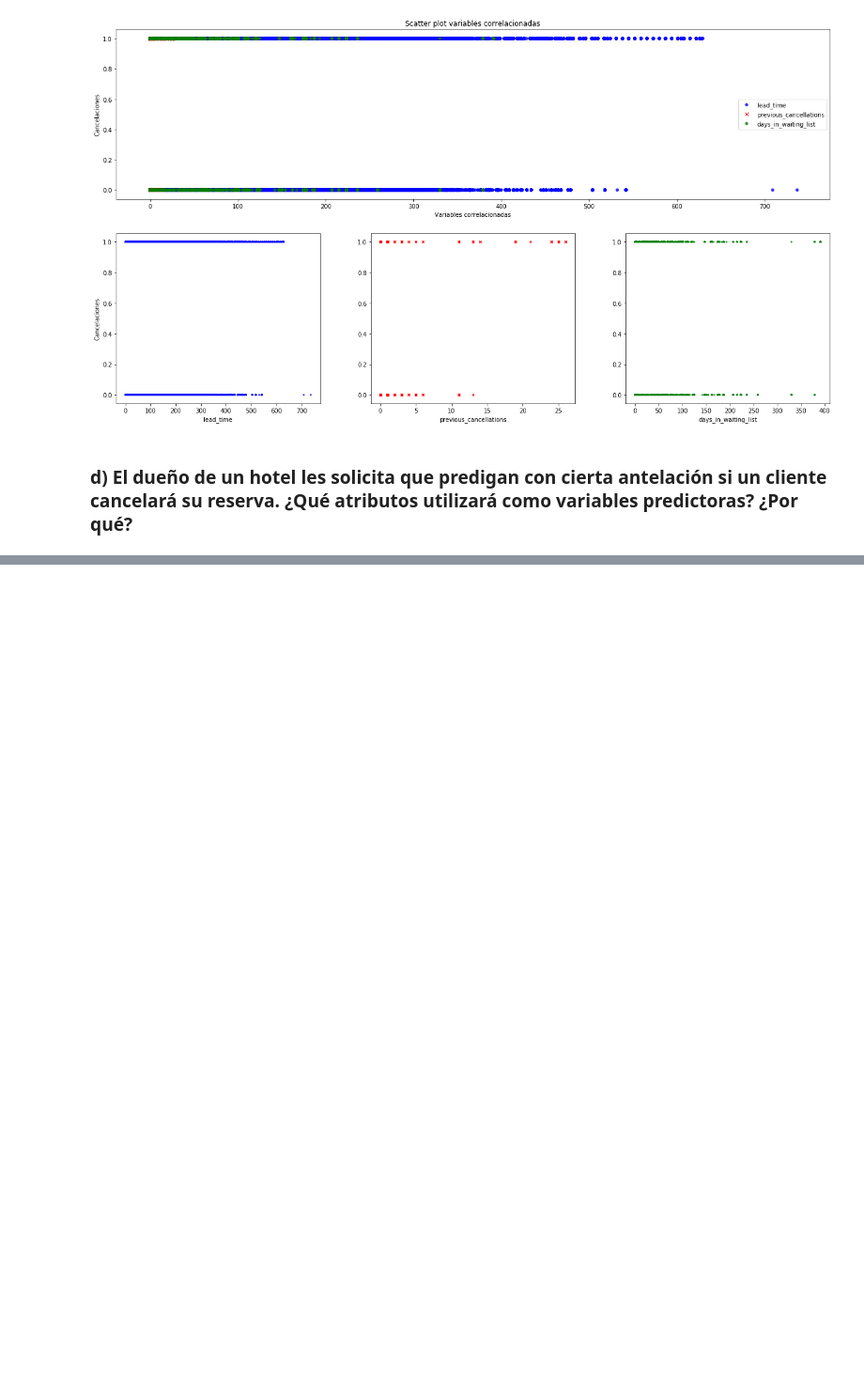
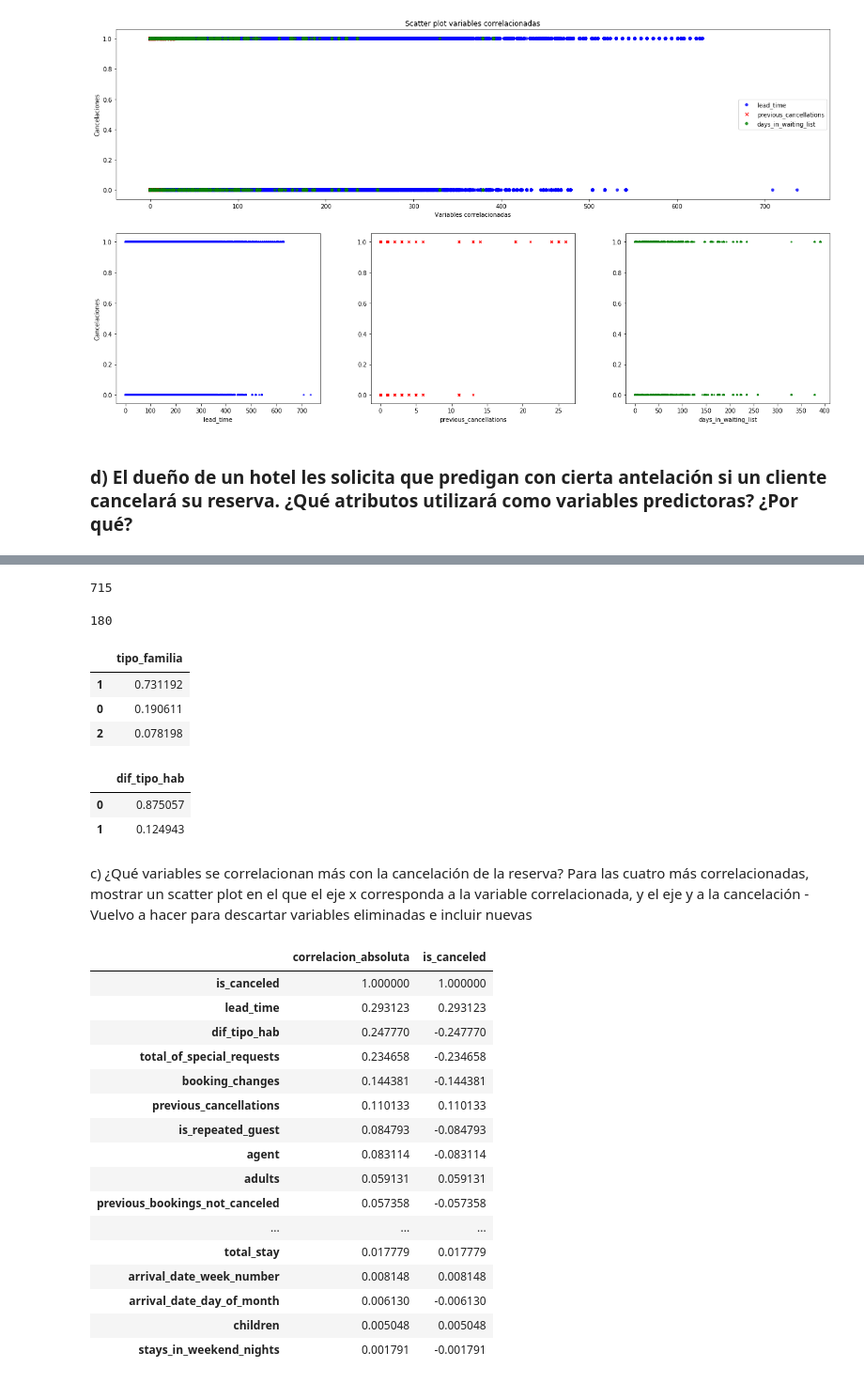
Before and after one commit to Bati-bot/TPAA, a Jupyter notebook: analisis_reservas.ipynb, the cells around one changed output, grey strips where cells are left out. Shown: that part at 94% size. Cells and saved outputs as stored; diff of their text form; code cells hidden in the pictures; blank space fills up the shorter version.

```diff
--- a/analisis_reservas.ipynb
+++ b/analisis_reservas.ipynb
@@ -556,0 +570,20 @@ plt.show()
+# %%
+#Creacion de variables
+
+#Estadia total
+
+hotel_bookings['total_stay']=hotel_bookings.stays_in_week_nights+hotel_bookings.stays_in_weekend_nights
+print(len(hotel_bookings[(hotel_bookings.total_stay==0)]))
+
+#que hacer con casos donde el total_stay=0
+# %% [output]
+715
+# %%
+#cantidad total de personas
+hotel_bookings['cant_personas']=hotel_bookings.adults+hotel_bookings.children+hotel_bookings.babies
+
+print(len(hotel_bookings[(hotel_bookings.cant_personas==0)]))
+#hay campos con cantidad de personas en 0 - le asigno a 1 adulto
+hotel_bookings['adults']=np.where(hotel_bookings.cant_personas==0,1,hotel_bookings.adults)
+# %% [output]
+180
@@ -556,0 +614,45 @@ plt.show()
+# %%
+df_categorica = pd.DataFrame(hotel_bookings.tipo_familia.value_counts() / hotel_bookings.tipo_familia.count())
+df_categorica.head()
+# %% [output]
+|  | tipo_familia |
+| 1 | 0.731192 |
+| 0 | 0.190611 |
+| 2 | 0.078198 |
+# %%
+hotel_bookings['dif_tipo_hab']=np.where((hotel_bookings.assigned_room_type!=hotel_bookings.reserved_room_type),1,0)
+
+df_categorica = pd.DataFrame(hotel_bookings.dif_tipo_hab.value_counts() / hotel_bookings.dif_tipo_hab.count())
+df_categorica.head()
+# %% [output]
+|  | dif_tipo_hab |
+| 0 | 0.875057 |
+| 1 | 0.124943 |
+# %% [markdown]
+c) ¿Qué variables se correlacionan más con la cancelación de la reserva? Para las cuatro más correlacionadas, mostrar un scatter plot en el que el eje x corresponda a la variable correlacionada, y el eje y a la cancelación - Vuelvo a hacer para descartar variables eliminadas e incluir  nuevas
+# %%
+target = 'is_canceled'
+# %%
+#Correlacion Pearson para continuas
+
+corr = hotel_bookings.corr()
+corr['correlacion_absoluta'] = corr[target].apply(lambda x: abs(x))
+corr[['correlacion_absoluta', target]].sort_values(by = 'correlacion_absoluta', ascending = False)
+# %% [output]
+|  | correlacion_absoluta | is_canceled |
+| is_canceled | 1.000000 | 1.000000 |
+| lead_time | 0.293123 | 0.293123 |
+| dif_tipo_hab | 0.247770 | -0.247770 |
+| total_of_special_requests | 0.234658 | -0.234658 |
+| booking_changes | 0.144381 | -0.144381 |
+| previous_cancellations | 0.110133 | 0.110133 |
+| is_repeated_guest | 0.084793 | -0.084793 |
+| agent | 0.083114 | -0.083114 |
+| adults | 0.059131 | 0.059131 |
+| previous_bookings_not_canceled | 0.057358 | -0.057358 |
+| ... | ... | ... |
+| total_stay | 0.017779 | 0.017779 |
+| arrival_date_week_number | 0.008148 | 0.008148 |
+| arrival_date_day_of_month | 0.006130 | -0.006130 |
+| children | 0.005048 | 0.005048 |
+| stays_in_weekend_nights | 0.001791 | -0.001791 |
```
Also changed, not shown: parts of 6 cells of this notebook, 1 other file.
